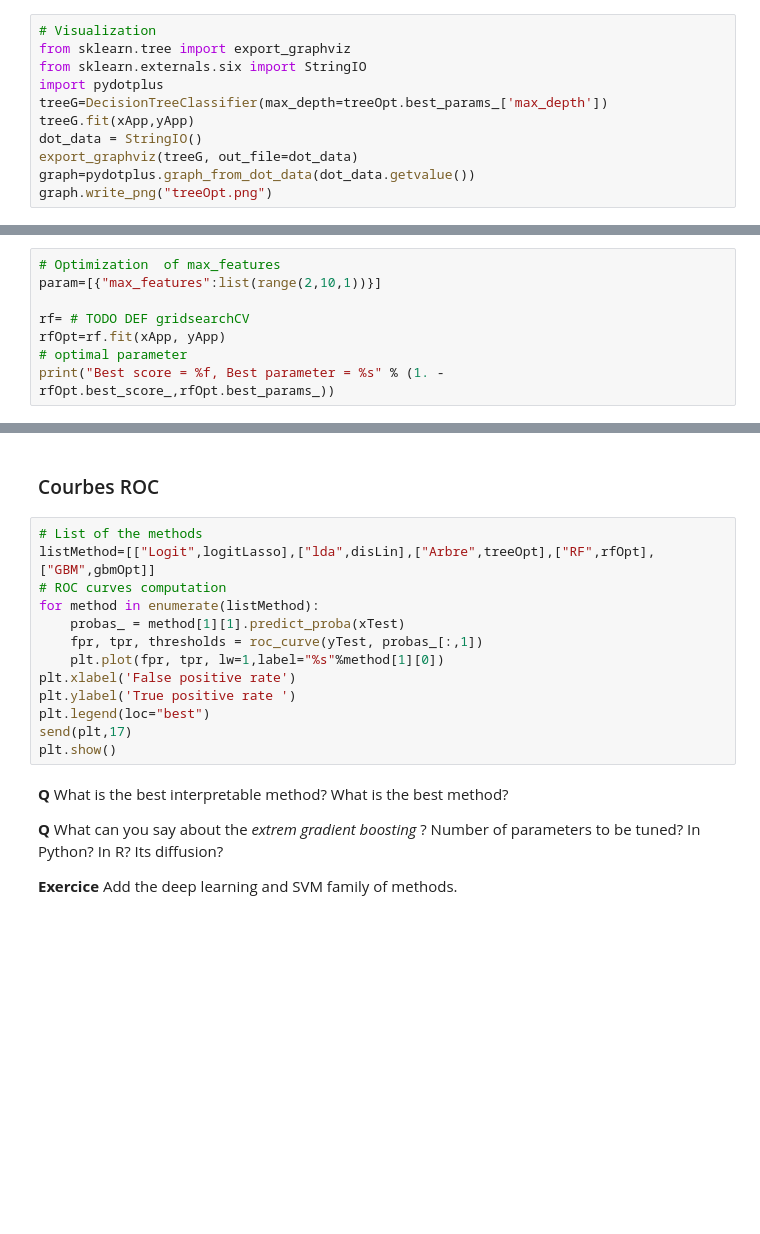
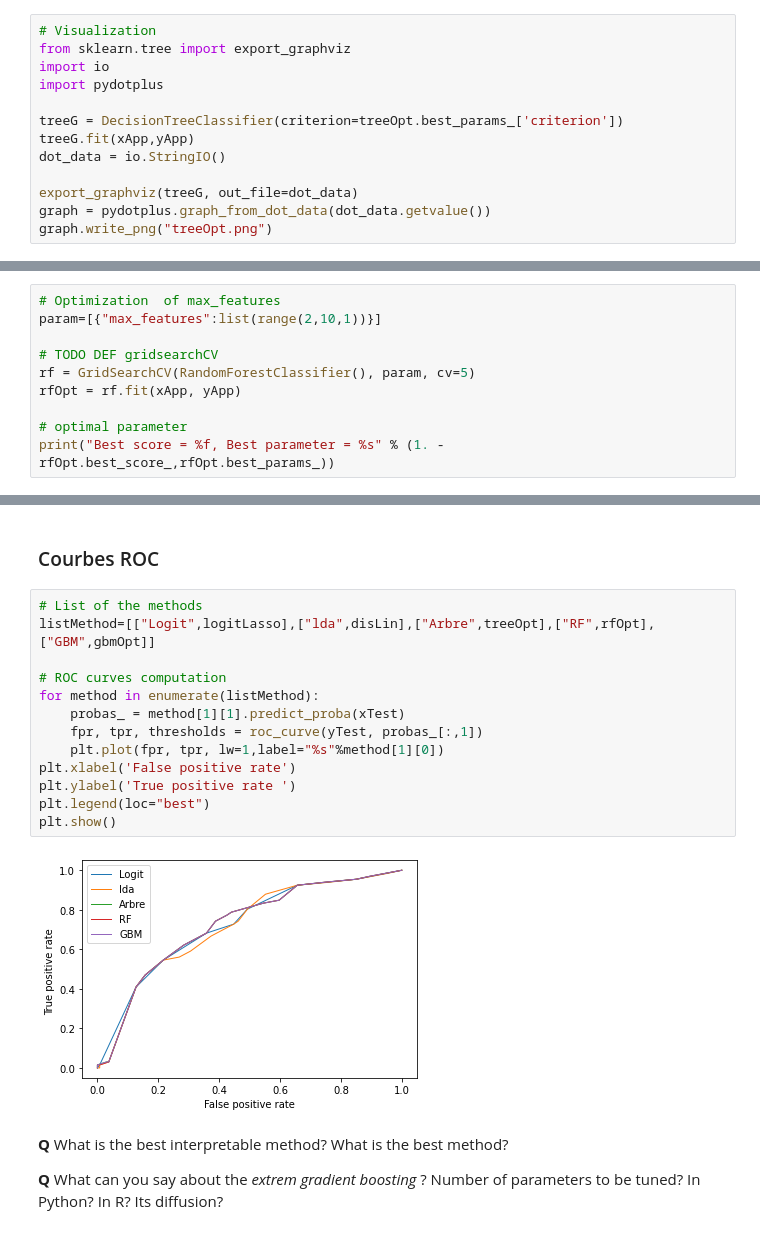
Before and after one commit to moulbn/Introduction-to-Machine-Learning, a Jupyter notebook: code_amine.ipynb, the cells around one changed output, grey strips where cells are left out. Cells and saved outputs as stored; diff of their text form; blank space fills up the shorter version.

```diff
--- a/code_amine.ipynb
+++ b/code_amine.ipynb
@@ -455,12 +457,14 @@ prediction
 # %%
 # Visualization
 from sklearn.tree import export_graphviz
-from sklearn.externals.six import StringIO
+import io
 import pydotplus
-treeG=DecisionTreeClassifier(max_depth=treeOpt.best_params_['max_depth'])
+
+treeG = DecisionTreeClassifier(criterion=treeOpt.best_params_['criterion'])
 treeG.fit(xApp,yApp)
-dot_data = StringIO()
+dot_data = io.StringIO()
+
 export_graphviz(treeG, out_file=dot_data)
-graph=pydotplus.graph_from_dot_data(dot_data.getvalue())
+graph = pydotplus.graph_from_dot_data(dot_data.getvalue())
 graph.write_png("treeOpt.png")
 # %% [output]
@@ -528,7 +546,9 @@ from sklearn.ensemble import RandomForestClassifier
 # Optimization  of max_features
 param=[{"max_features":list(range(2,10,1))}]
 
-rf= # TODO DEF gridsearchCV
-rfOpt=rf.fit(xApp, yApp)
+# TODO DEF gridsearchCV
+rf = GridSearchCV(RandomForestClassifier(), param, cv=5)
+rfOpt = rf.fit(xApp, yApp)
+
 # optimal parameter
 print("Best score = %f, Best parameter = %s" % (1. - rfOpt.best_score_,rfOpt.best_params_))
@@ -573,19 +614,19 @@ print("Test error of gbm opt = %f" % (1-gbmOpt.score(xTest,yTest)))
 # %%
 # List of the methods
 listMethod=[["Logit",logitLasso],["lda",disLin],["Arbre",treeOpt],["RF",rfOpt],["GBM",gbmOpt]]
+
 # ROC curves computation
 for method in enumerate(listMethod):
     probas_ = method[1][1].predict_proba(xTest)
     fpr, tpr, thresholds = roc_curve(yTest, probas_[:,1])
     plt.plot(fpr, tpr, lw=1,label="%s"%method[1][0])
 plt.xlabel('False positive rate')
 plt.ylabel('True positive rate ')
 plt.legend(loc="best")
-send(plt,17)
 plt.show()
+# %% [output]
+[figure, added]
 # %% [markdown]
 **Q** What is the best interpretable method? What is the best method?
 
 **Q** What can you say about the *extrem gradient boosting* ? Number of parameters to be tuned? In Python? In R? Its diffusion?
-
-**Exercice** Add the deep learning and SVM family of methods.
```
Also changed, not shown: parts of 18 cells of this notebook, 1 other file.
